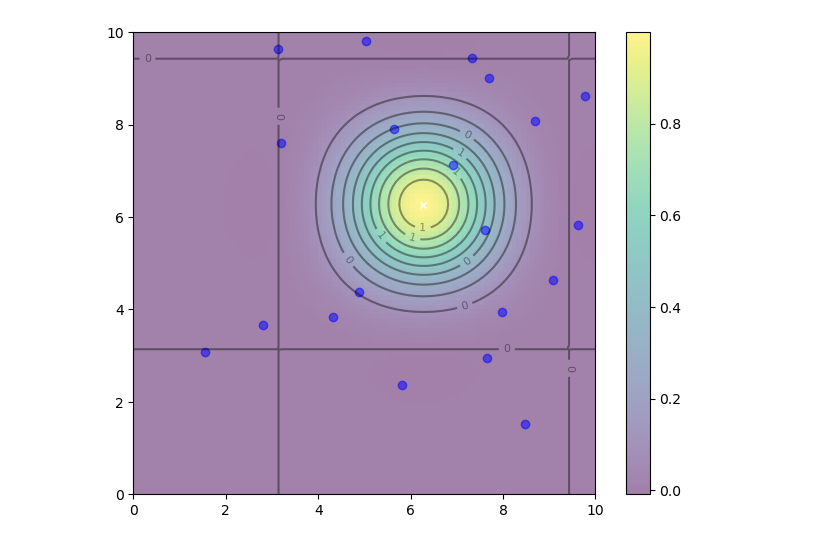
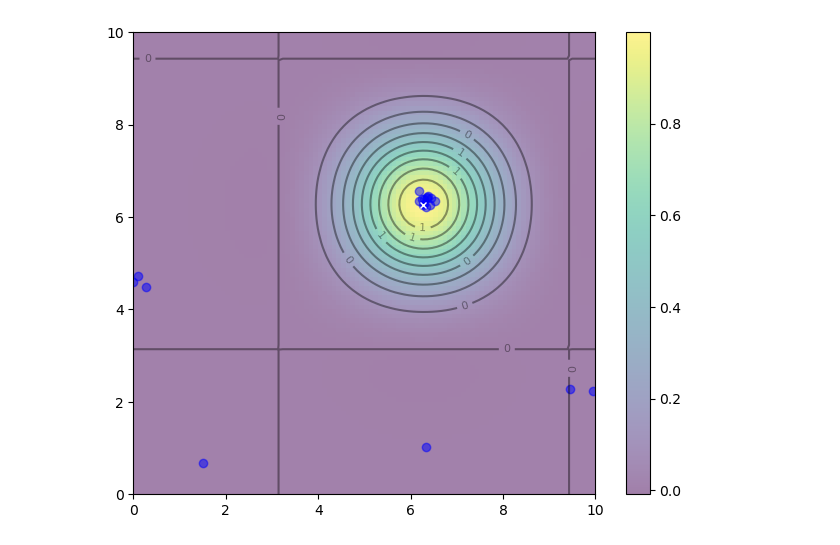
Before and after one commit to byang12/UNDERWATER_SWARM_ADHOC, a Jupyter notebook: GlowWarm-simpy.ipynb, the cells around one changed output. Saved outputs shown, nothing was run; the diff lists cells and outputs as text; code cells hidden in the pictures.

```diff
--- a/GlowWarm-simpy.ipynb
+++ b/GlowWarm-simpy.ipynb
@@ -70,11 +70,11 @@ class Glowworm:
                 if glowworm.name == self.name:
                     self.influenceDict[self.name] = 0.0
                 else:
-                   glowworm.receive(self.name,self.score)
+                   glowworm.receive(self.name,distance)
 
-    def receive(self, worm_name, worm_score):
+    def receive(self, worm_name, worm_distance):
         """update the influenceDict"""
-        self.influenceDict[worm_name] = worm_score
+        self.influenceDict[worm_name] = worm_distance
 
     def movement(self):
         """Update each worm's position based on the dict of influences."""
@@ -169,31 +169,31 @@ if __name__ == "__main__":
 # %%
 # Plotting - no Animation
 x, y = np.array(np.meshgrid(np.linspace(0, dims, 100), np.linspace(0, dims, 100)))
 z = fitness_function([x, y])
 x_max, y_max = x.ravel()[z.argmax()], y.ravel()[z.argmax()]
 
 fig, ax = plt.subplots(figsize=(8, 6))
 img = ax.imshow(z, extent=[0, dims, 0, dims], origin='lower', cmap='viridis', alpha=0.5)
 fig.colorbar(img, ax=ax)
 ax.plot([x_max], [y_max], marker='x', markersize=5, color="white")
 contours = ax.contour(x, y, z, 10, colors='black', alpha=0.4)
 ax.clabel(contours, inline=True, fontsize=8, fmt="%.0f")
 #p_plot = ax.scatter(positions[0][0], positions[0][1], marker='o', color='blue', alpha=0.5)
 #nbest_plot = plt.scatter([nbest[0]], [nbest[1]], marker='*', s=100, color='black', alpha=0.4)
 
-i = 50
+i = 100
 ax.clear()
 ax.imshow(z, extent=[0, dims, 0, dims], origin='lower', cmap='viridis', alpha=0.5)
 ax.plot([x_max], [y_max], marker='x', markersize=5, color="white")
 contours = ax.contour(x, y, z, 10, colors='black', alpha=0.4)
 ax.clabel(contours, inline=True, fontsize=8, fmt="%.0f")
 x_list = []
 y_list = []
 for j in range(num_worms):
     x_list.append(all_positions[j][i][0])
     y_list.append(all_positions[j][i][1])
 p_plot = ax.scatter(x_list, y_list, marker='o', color='blue', alpha=0.5)
 #nbest_plot.set_offsets(nbest.reshape(1, -1))
 plt.show()
 # %% [output]
-[figure, old version]
+[figure, new version]
```
